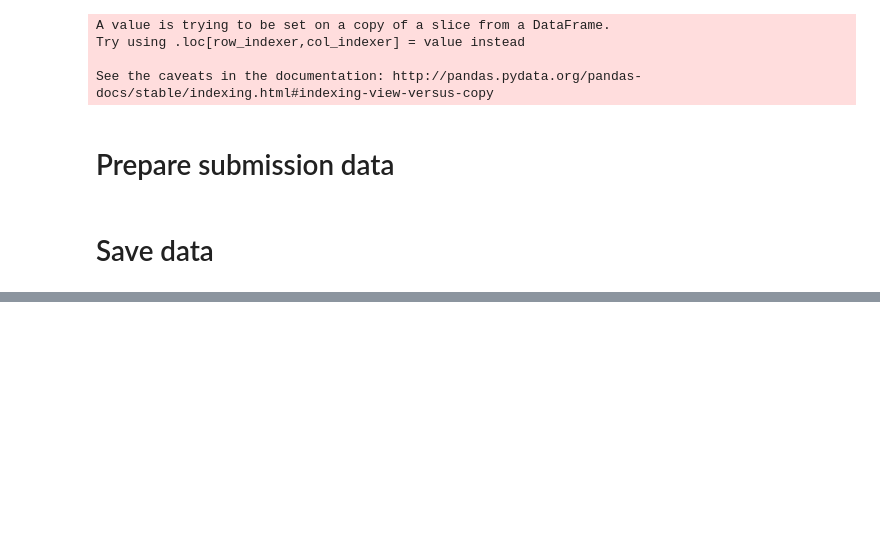
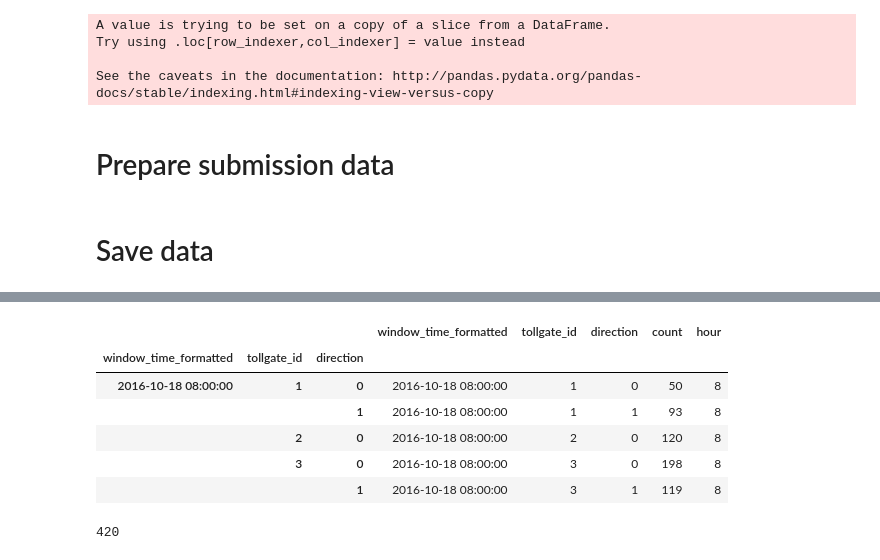
Before and after one commit to Ethan-hey/kdd_cup_2017, a Jupyter notebook: new_clean_data.ipynb, the cells around one changed output, grey strips where cells are left out. Cells and saved outputs as stored; diff of their text form; code cells hidden in the pictures; blank space fills up the shorter version.

```diff
--- a/new_clean_data.ipynb
+++ b/new_clean_data.ipynb
@@ -401,0 +509,4 @@ vv['date'] = vwt['window_time_formatted'].apply(lambda t : t.date())
+# %%
+offical = group_vol(offical)
+# %%
+offical = offical[['window_time_formatted', 'tollgate_id', 'direction', 'count']]
@@ -401,0 +517,18 @@ vv['date'] = vwt['window_time_formatted'].apply(lambda t : t.date())
+# %%
+offical['hour'] = offical['window_time_formatted'].apply(lambda t : t.hour)
+# %%
+offical = offical[offical['hour'].isin([8,9,17,18])]
+# %%
+offical.head()
+# %% [output]
+|  |  |  | window_time_formatted | tollgate_id | direction | count | hour |
+| window_time_formatted | tollgate_id | direction |  |  |  |  |  |
+| 2016-10-18 08:00:00 | 1 | 0 | 2016-10-18 08:00:00 | 1 | 0 | 50 | 8 |
+|  |  | 1 | 2016-10-18 08:00:00 | 1 | 1 | 93 | 8 |
+|  | 2 | 0 | 2016-10-18 08:00:00 | 2 | 0 | 120 | 8 |
+|  | 3 | 0 | 2016-10-18 08:00:00 | 3 | 0 | 198 | 8 |
+|  |  | 1 | 2016-10-18 08:00:00 | 3 | 1 | 119 | 8 |
+# %%
+len(offical)
+# %% [output]
+420
```
Also changed, not shown: parts of 24 cells of this notebook, 6 other files.
